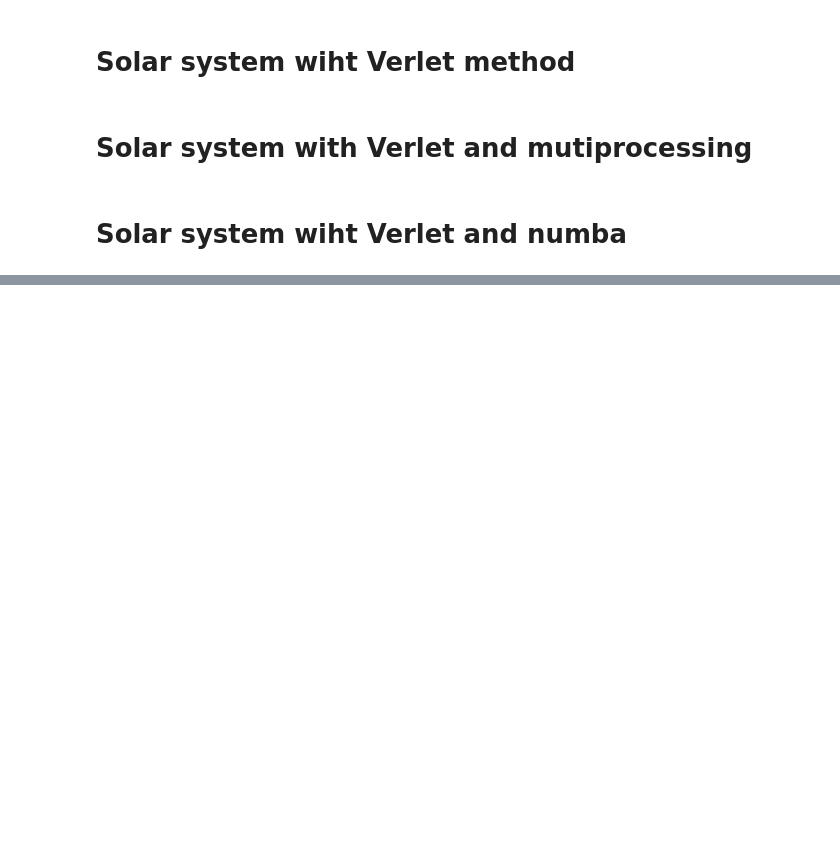
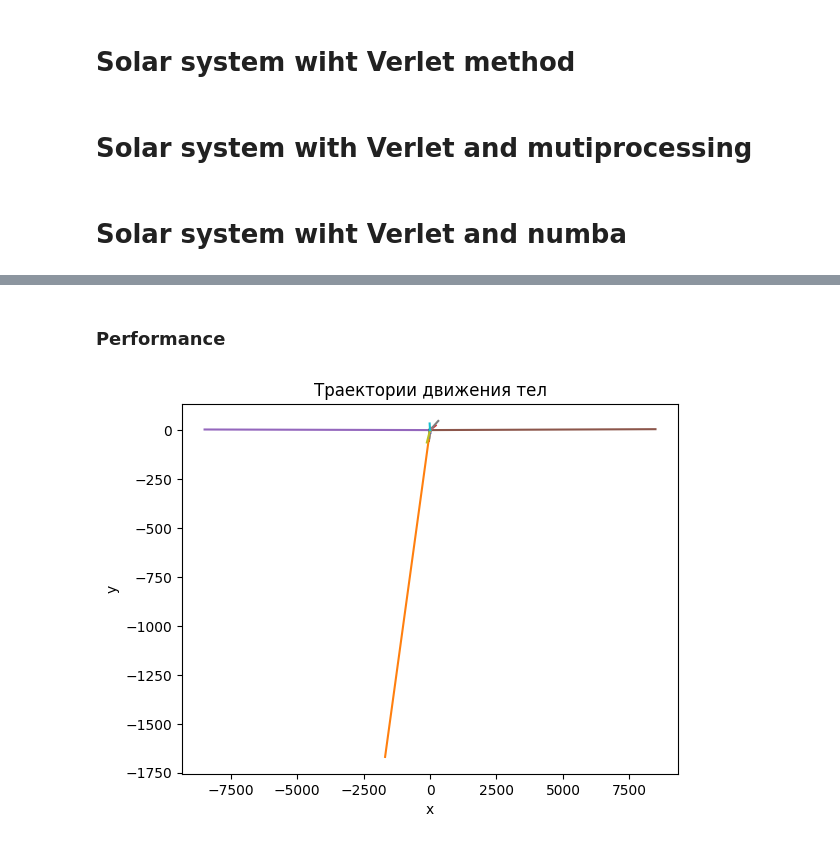
Before and after one commit to L404-Venik/CTMM, a Jupyter notebook: Task 2/Task2.ipynb, the cells around one changed output, grey strips where cells are left out. Cells and saved outputs as stored; diff of their text form; code cells hidden in the pictures; blank space fills up the shorter version.

```diff
--- a/Task 2/Task2.ipynb
+++ b/Task 2/Task2.ipynb
@@ -122,7 +98,7 @@ np.save(f"Trajectories_odeint_{T_max}_{dT}.npy", trajectories)
 # %% [markdown]
 # Solar System with solve_ivp
 # %%
-def n_body_equations(t, y, n, masses):
+def n_body_equations_ivp(t, y, n, masses):
     state = y.reshape(n, 4)
     derivatives = np.zeros_like(state)
 
@@ -152,7 +128,7 @@ def solve_n_body(n, masses, initial_conditions, t_max=50, dt=0.01):
     t_eval = np.arange(0, t_max, dt)
     y0 = initial_conditions.flatten()
     sol = solve_ivp(
-        n_body_equations,
+        n_body_equations_ivp,
         t_span,
         y0,
         args=(n, masses),
@@ -161,7 +137,4 @@ def solve_n_body(n, masses, initial_conditions, t_max=50, dt=0.01):
         rtol=1e-9,
         atol=1e-9
     )
-    return sol.t, sol.y.T.reshape(-1, n, 4)
-
-
-t, trajectories = solve_n_body(n, masses, initial_conditions,t_max=100)
+    return sol.y.T.reshape(-1, n, 4)
@@ -221,10 +202,3 @@ def verlet_integration(n, masses, positions, velocities, dt, steps):
         positions_history[i] = positions.copy()
 
     return positions_history
-
-
-steps = int(T_max / dT)
-positions = initial_conditions[:, :2]
-velocities = initial_conditions[:, 2:]
-
-trajectories = verlet_integration(n, masses, positions, velocities, dT, steps)
@@ -374,7 +387,8 @@ for i, planet in enumerate(bodies.keys()):
 # Визуализация
 plt.figure(figsize=(10, 10))
 for i, planet in enumerate(bodies.keys()):
-    plt.plot(trajectories_copy[:200*i**2, i, 0], trajectories_copy[:200*i**2, i, 1], label=planet)
+    limit =  -1 #200*i**2
+    plt.plot(trajectories_copy[:limit, i, 0], trajectories_copy[:limit, i, 1], label=planet)
 
 plt.scatter(0, 0, color='yellow', s=100, label="Sun")
 plt.legend()
@@ -410,0 +458,30 @@ plt.show()
+# %% [markdown]
+### Performance
+# %%
+n = 50
+masses = 1e-5 * np.ones(n)
+seed = 42
+initial_conditions = generate_n_body_initial_conditions(n, seed)
+
+T_max = 10
+dt = 0.01
+steps = int(T_max / dT)
+positions = initial_conditions[:, :2]
+velocities = initial_conditions[:, 2:]
+trajectories = verlet_integration_numba(n, masses.copy(), positions, velocities, dT, steps)
+trajectories = verlet_integration_opencl(n, masses.copy(), positions, velocities, dT, steps)
+trajectories = verlet_integration_numba(n, masses.copy(), positions, velocities, dT, steps)
+if __name__ == "__main__":
+    trajectories = verlet_integration_threaded(n, masses, positions, velocities, dT, steps)
+
+# Пример вывода координат первого тела
+for i in range(n):
+    plt.plot(trajectories[:, i, 0], trajectories[:, i, 1])
+
+#plt.legend()
+plt.xlabel("x")
+plt.ylabel("y")
+plt.title("Траектории движения тел")
+plt.show()
+# %% [output]
+[figure, added]
```
Also changed, not shown: parts of 34 cells of this notebook, 3 other files.
